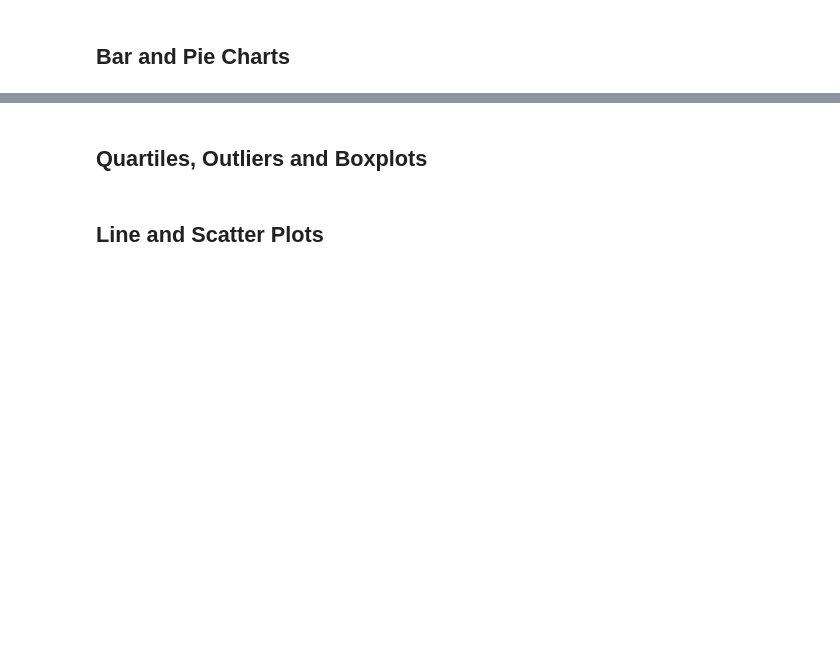
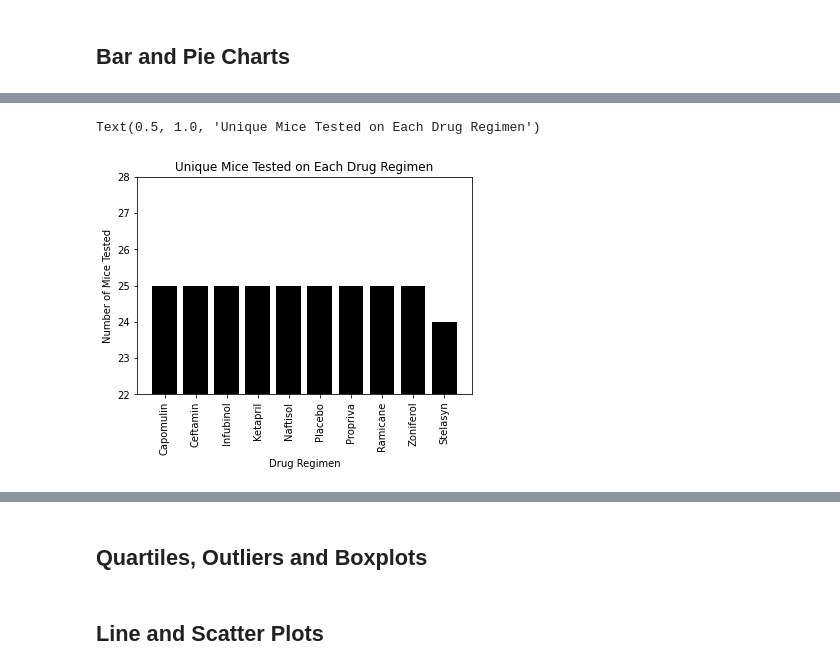
Before and after one commit to KristianSHamilton/matplotlib-challenge, a Jupyter notebook: pymaceuticals_starter.ipynb, the cells around one changed output, grey strips where cells are left out. Cells and saved outputs as stored; diff of their text form; code cells hidden in the pictures; blank space fills up the shorter version.

```diff
--- a/pymaceuticals_starter.ipynb
+++ b/pymaceuticals_starter.ipynb
@@ -145,2 +173,13 @@ Median                        51.820584
 # %%
-# Generate a bar plot showing the total number of unique mice tested on each drug regimen using pandas.
+# Generate a bar plot showing the total number of unique mice tested on each drug regimen using pyplot.
+xAxis= numTestsByDrug.index
+yAxis = numTestsByDrug.values
+plt.bar(xAxis, yAxis, color="black")
+plt.xticks(rotation = 90)
+plt.xlabel("Drug Regimen")
+plt.ylim(22,28)
+plt.ylabel("Number of Mice Tested")
+plt.title("Unique Mice Tested on Each Drug Regimen")
+# %% [output]
+Text(0.5, 1.0, 'Unique Mice Tested on Each Drug Regimen')
+[figure, added]
```
Also changed, not shown: parts of 6 cells of this notebook.
